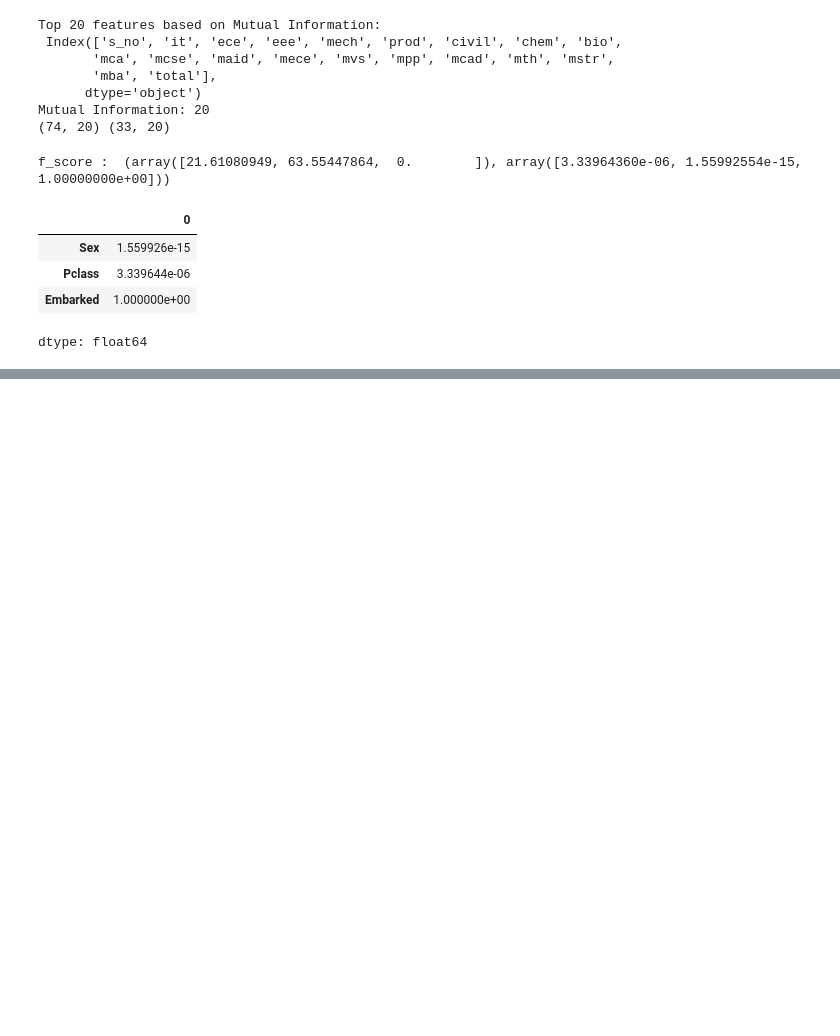
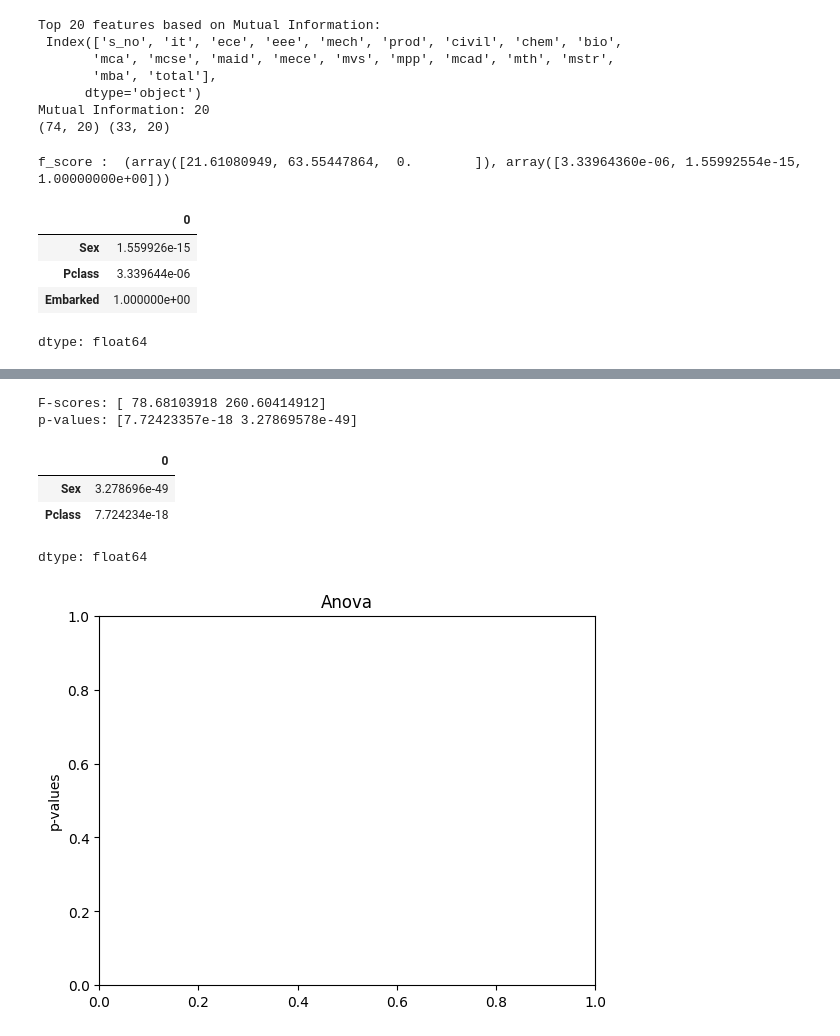
Before and after one commit to shashidhar078/MyPandas, a Jupyter notebook: pandasbasic.ipynb, the cells around one changed output, grey strips where cells are left out. Drawn from its saved outputs; the diff is of its cells as text; code cells hidden in the pictures; blank space fills up the shorter version.

```diff
--- a/pandasbasic.ipynb
+++ b/pandasbasic.ipynb
@@ -618,0 +667,19 @@ dtype: float64
+# %%
+from sklearn.feature_selection import f_classif
+f_score, p_value = f_classif(X_train_reduced.fillna(0), y_train)
+print("F-scores:", f_score)
+print("p-values:", p_value)
+p_values = pd.Series(p_value)
+p_values.index = X_train_reduced.columns
+# p_values.sort_values(ascending=True).plot.bar(figsize=(20, 6), rot=45)
+plt.ylabel("p-values")
+plt.title("Anova")
+p_values.sort_values(ascending=True)
+# %% [output]
+F-scores: [ 78.68103918 260.60414912]
+p-values: [7.72423357e-18 3.27869578e-49]
+|  | 0 |
+| Sex | 3.278696e-49 |
+| Pclass | 7.724234e-18 |
+dtype: float64
+[figure, added]
```
Also changed, not shown: parts of 10 cells of this notebook.
